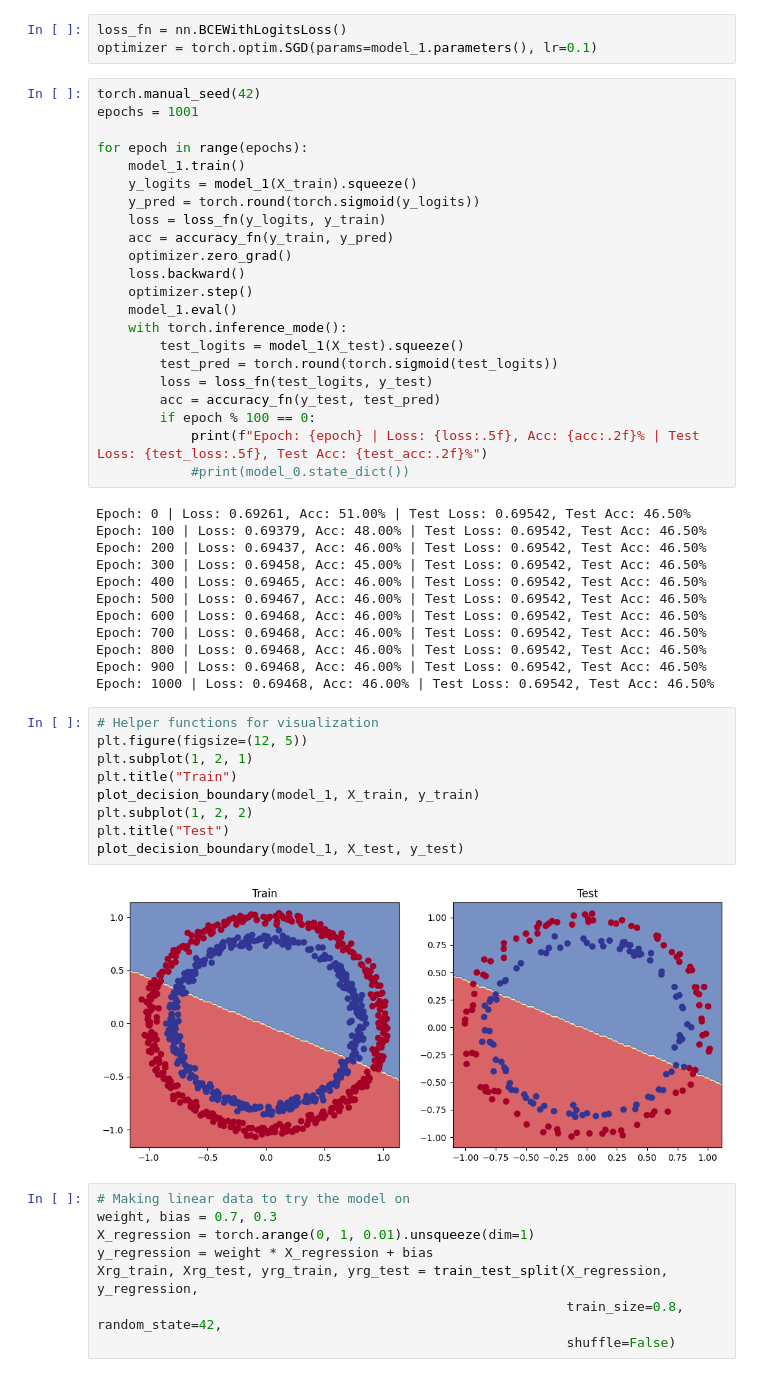
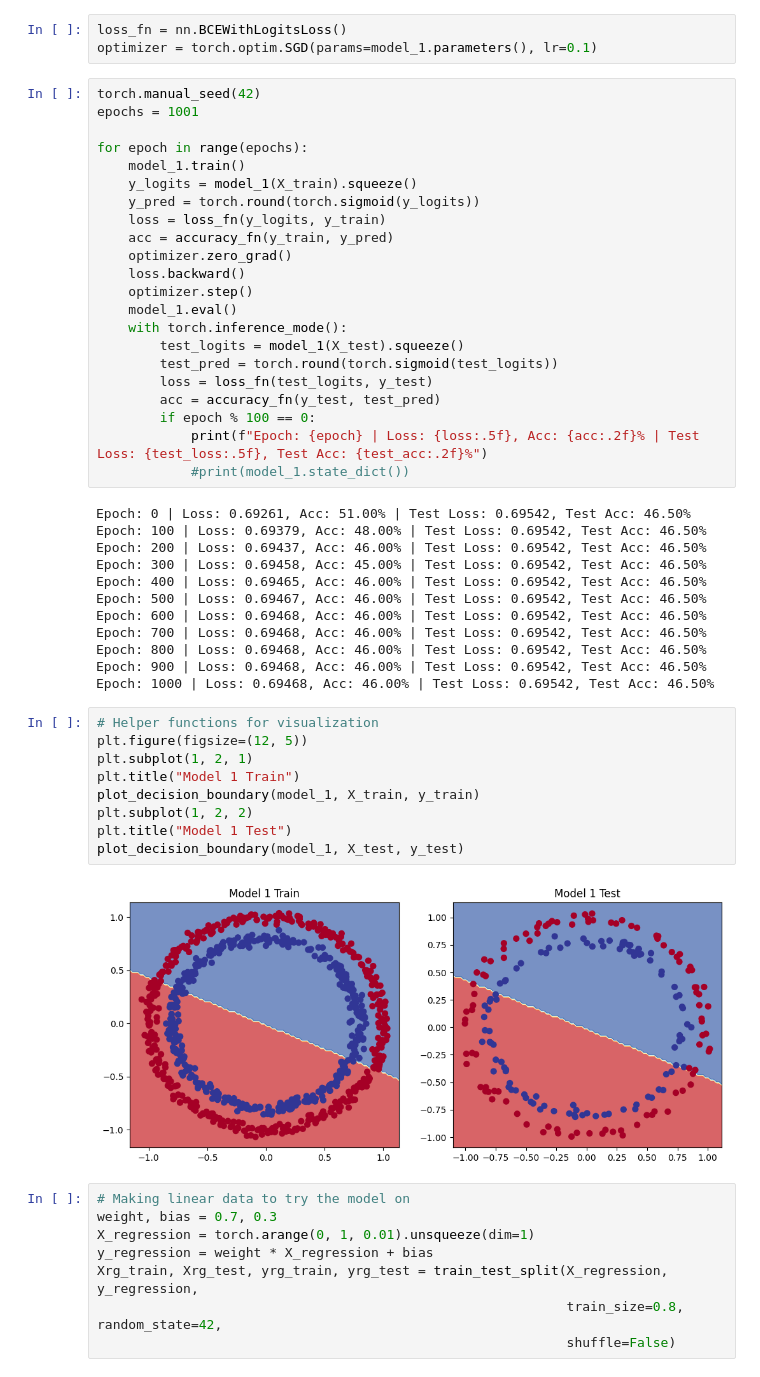
Before and after one commit to RumiaGIT/pytorch-research, a Jupyter notebook: 02_pytorch_classification.ipynb, the cells around one changed output. Saved outputs shown, nothing was run; the diff lists cells and outputs as text.

```diff
--- a/02_pytorch_classification.ipynb
+++ b/02_pytorch_classification.ipynb
@@ -414,7 +421,7 @@ for epoch in range(epochs):
         acc = accuracy_fn(y_test, test_pred)
         if epoch % 100 == 0:
             print(f"Epoch: {epoch} | Loss: {loss:.5f}, Acc: {acc:.2f}% | Test Loss: {test_loss:.5f}, Test Acc: {test_acc:.2f}%")
-            #print(model_0.state_dict())
+            #print(model_1.state_dict())
 # %% [output]
 Epoch: 0 | Loss: 0.69261, Acc: 51.00% | Test Loss: 0.69542, Test Acc: 46.50%
 Epoch: 100 | Loss: 0.69379, Acc: 48.00% | Test Loss: 0.69542, Test Acc: 46.50%
@@ -430,14 +437,14 @@ Epoch: 1000 | Loss: 0.69468, Acc: 46.00% | Test Loss: 0.69542, Test Acc: 46.50%
 # %%
 # Helper functions for visualization
 plt.figure(figsize=(12, 5))
 plt.subplot(1, 2, 1)
-plt.title("Train")
+plt.title("Model 1 Train")
 plot_decision_boundary(model_1, X_train, y_train)
 plt.subplot(1, 2, 2)
-plt.title("Test")
+plt.title("Model 1 Test")
 plot_decision_boundary(model_1, X_test, y_test)
 # %% [output]
-[figure, old version]
+[figure, new version]
 # %%
 # Making linear data to try the model on
 weight, bias = 0.7, 0.3
```
Also changed, not shown: parts of 50 cells of this notebook, 2 other files.
